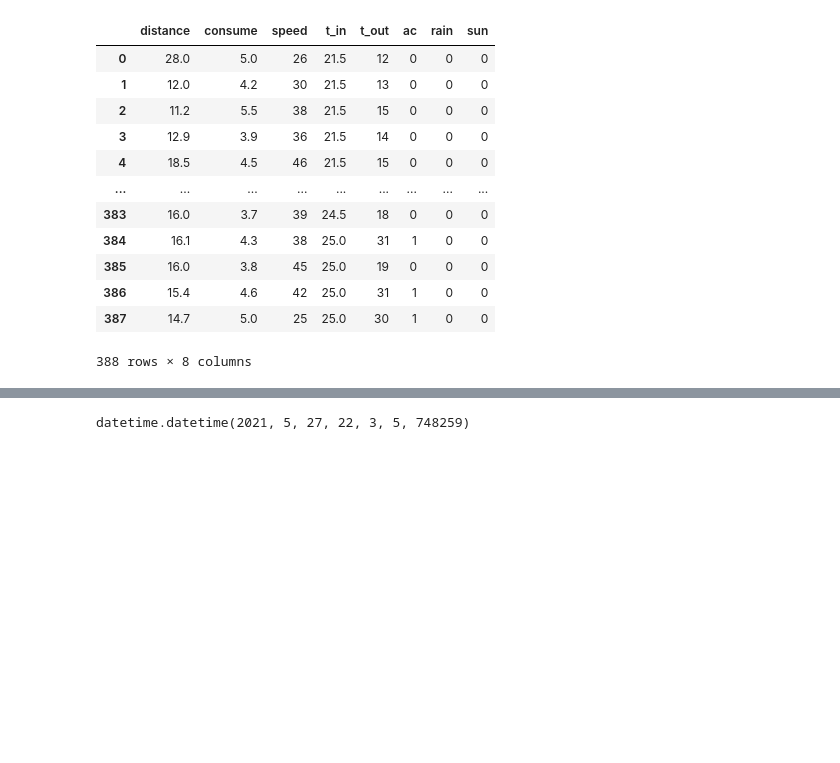
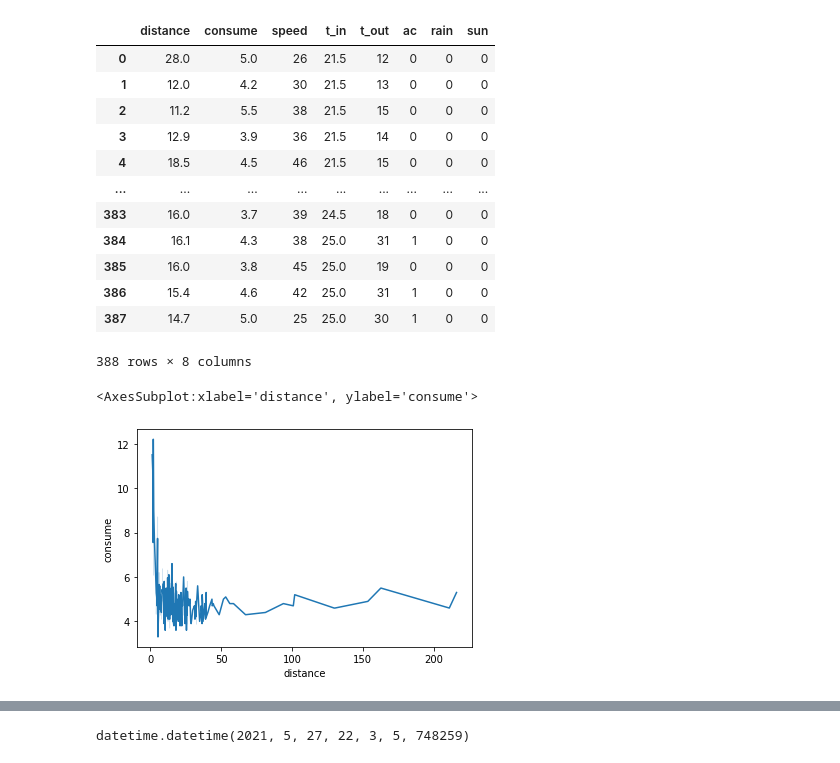
Before and after one commit to CristinaCallejo/reto_data, a Jupyter notebook: vis.ipynb, the cells around one changed output, grey strips where cells are left out. Drawn from its saved outputs; the diff is of its cells as text; code cells hidden in the pictures; blank space fills up the shorter version.

```diff
--- a/vis.ipynb
+++ b/vis.ipynb
@@ -58,3 +54,8 @@ df_numerics_only
 | 386 | 15.4 | 4.6 | 42 | 25.0 | 31 | 1 | 0 | 0 |
 | 387 | 14.7 | 5.0 | 25 | 25.0 | 30 | 1 | 0 | 0 |
 388 rows × 8 columns
+# %%
+sns.lineplot(x= "distance", y="consume", data=df_numerics_only)
+# %% [output]
+<AxesSubplot:xlabel='distance', ylabel='consume'>
+[figure, added]
```
Also changed, not shown: parts of 11 cells of this notebook, 1 other file.
